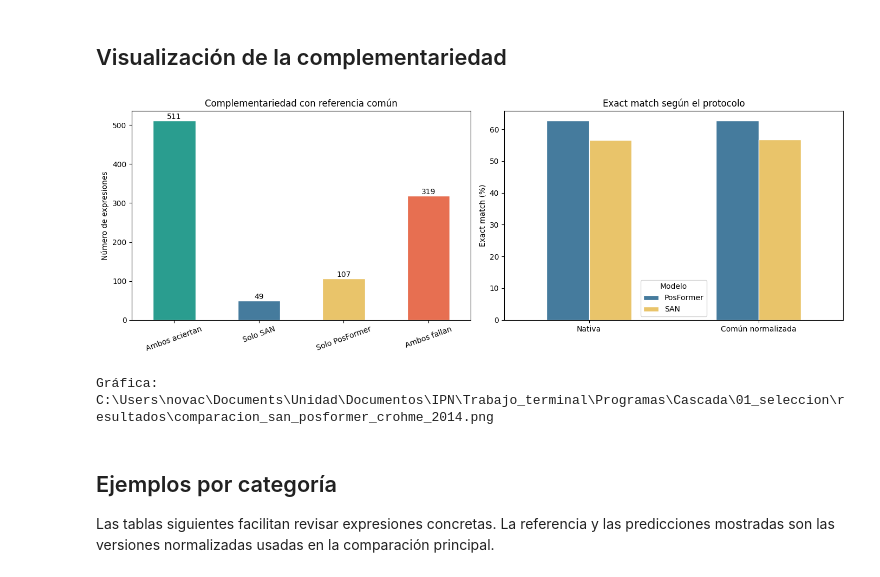
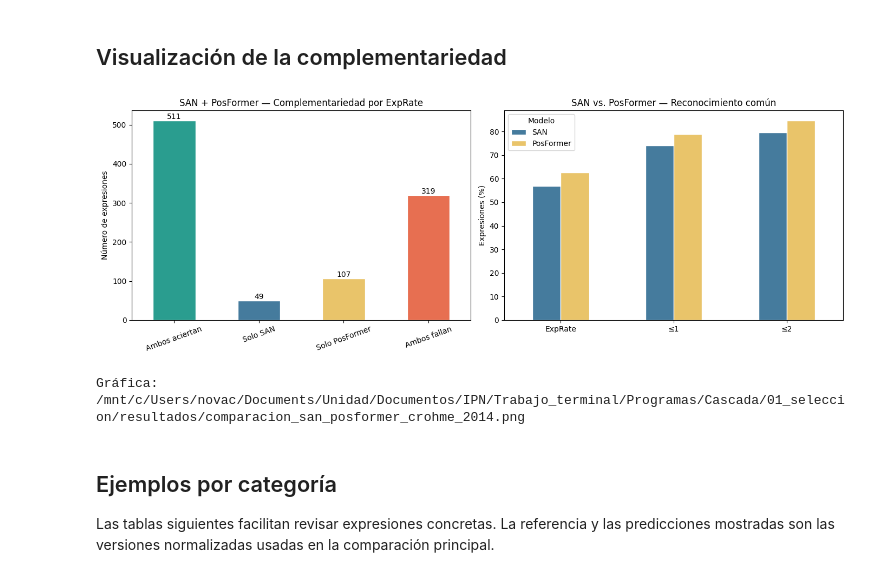
Before and after one commit to CarlossssMora/HMER-Cascade, a Jupyter notebook: Cascada/01_seleccion/comparacion_san_posformer_crohme_2014.ipynb, the cells around one changed output. Cells and saved outputs as stored; diff of their text form; code cells hidden in the pictures.

```diff
--- a/Cascada/01_seleccion/comparacion_san_posformer_crohme_2014.ipynb
+++ b/Cascada/01_seleccion/comparacion_san_posformer_crohme_2014.ipynb
@@ -234,6 +267,19 @@ def normalize_spaces(text):
 def normalize_common(text):
     return ' '.join(token for token in str(text).split() if token != r'\limits')
 
+def token_edit_distance(reference_tokens, prediction_tokens):
+    previous = list(range(len(prediction_tokens) + 1))
+    for row_index, reference_token in enumerate(reference_tokens, start=1):
+        current = [row_index]
+        for column_index, prediction_token in enumerate(prediction_tokens, start=1):
+            current.append(min(
+                current[-1] + 1,
+                previous[column_index] + 1,
+                previous[column_index - 1] + (reference_token != prediction_token),
+            ))
+        previous = current
+    return previous[-1]
+
 def classify(san_correct, pos_correct):
     if san_correct and pos_correct:
         return 'Ambos aciertan'
@@ -312,8 +358,11 @@ for index, sample_id in enumerate(sample_ids, start=1):
         common_ground_truth = normalize_common(captions_m2[sample_id])
         san_common_prediction = normalize_common(san_prediction)
         pos_common_prediction = normalize_common(pos_prediction)
-        san_common_correct = san_common_prediction == common_ground_truth
-        pos_common_correct = pos_common_prediction == common_ground_truth
+        common_ground_truth_tokens = common_ground_truth.split()
+        san_edit_distance = token_edit_distance(common_ground_truth_tokens, san_common_prediction.split())
+        posformer_edit_distance = token_edit_distance(common_ground_truth_tokens, pos_common_prediction.split())
+        san_common_correct = san_edit_distance == 0
+        pos_common_correct = posformer_edit_distance == 0
 
         row.update({
             'posformer_height': pos_height, 'posformer_width': pos_width,
@@ -325,8 +374,15 @@ for index, sample_id in enumerate(sample_ids, start=1):
             'common_ground_truth': common_ground_truth,
             'san_common_prediction': san_common_prediction,
             'posformer_common_prediction': pos_common_prediction,
+            'common_reference_token_count': len(common_ground_truth_tokens),
+            'san_edit_distance': san_edit_distance,
+            'posformer_edit_distance': posformer_edit_distance,
             'san_common_correct': int(san_common_correct),
             'posformer_common_correct': int(pos_common_correct),
+            'san_edit_distance_le_1': int(san_edit_distance <= 1),
+            'posformer_edit_distance_le_1': int(posformer_edit_distance <= 1),
+            'san_edit_distance_le_2': int(san_edit_distance <= 2),
+            'posformer_edit_distance_le_2': int(posformer_edit_distance <= 2),
             'common_outcome': classify(san_common_correct, pos_common_correct),
         })
     except Exception as exc:
@@ -459,32 +553,36 @@ Resumen: C:\Users\novac\Documents\Unidad\Documentos\IPN\Trabajo_terminal\Program
 # %%
 colors = ['#2a9d8f', '#457b9d', '#e9c46a', '#e76f51']
 fig, axes = plt.subplots(1, 2, figsize=(14, 5))
 
 common_outcomes['instancias'].plot.bar(ax=axes[0], color=colors, edgecolor='white')
-axes[0].set_title('Complementariedad con referencia común')
+axes[0].set_title('SAN + PosFormer — Complementariedad por ExpRate')
 axes[0].set_xlabel('')
 axes[0].set_ylabel('Número de expresiones')
 axes[0].tick_params(axis='x', rotation=20)
 for patch, value in zip(axes[0].patches, common_outcomes['instancias']):
     axes[0].annotate(str(value), (patch.get_x() + patch.get_width()/2, patch.get_height()), ha='center', va='bottom')
 
-pivot_accuracy = accuracy_table.pivot(index='evaluación', columns='modelo', values='exact_match_percent')
-pivot_accuracy = pivot_accuracy.reindex(['Nativa', 'Común normalizada'])
-pivot_accuracy.plot.bar(ax=axes[1], color=['#457b9d', '#e9c46a'], edgecolor='white')
-axes[1].set_title('Exact match según el protocolo')
+metric_plot = recognition_table.set_index('modelo')[[
+    'exprate_percent', 'edit_distance_le_1_percent', 'edit_distance_le_2_percent'
+]].rename(columns={
+    'exprate_percent': 'ExpRate',
+    'edit_distance_le_1_percent': '≤1',
+    'edit_distance_le_2_percent': '≤2',
+}).T
+metric_plot.plot.bar(ax=axes[1], color=['#457b9d', '#e9c46a'], edgecolor='white')
+axes[1].set_title('SAN vs. PosFormer — Reconocimiento común')
 axes[1].set_xlabel('')
-axes[1].set_ylabel('Exact match (%)')
+axes[1].set_ylabel('Expresiones (%)')
 axes[1].tick_params(axis='x', rotation=0)
 axes[1].legend(title='Modelo')
 
 fig.tight_layout()
-plot_path = RESULTS_DIR / f'comparacion_san_posformer_crohme_{YEAR}.png'
 fig.savefig(plot_path, dpi=160, bbox_inches='tight')
 plt.show()
 print('Gráfica:', plot_path)
 # %% [output]
-[figure, old version]
+[figure, new version]
-Gráfica: C:\Users\novac\Documents\Unidad\Documentos\IPN\Trabajo_terminal\Programas\Cascada\01_seleccion\resultados\comparacion_san_posformer_crohme_2014.png
+Gráfica: /mnt/c/Users/novac/Documents/Unidad/Documentos/IPN/Trabajo_terminal/Programas/Cascada/01_seleccion/resultados/comparacion_san_posformer_crohme_2014.png
 # %% [markdown]
 ## Ejemplos por categoría
 
```
Also changed, not shown: parts of 10 cells of this notebook, 36 other files.
